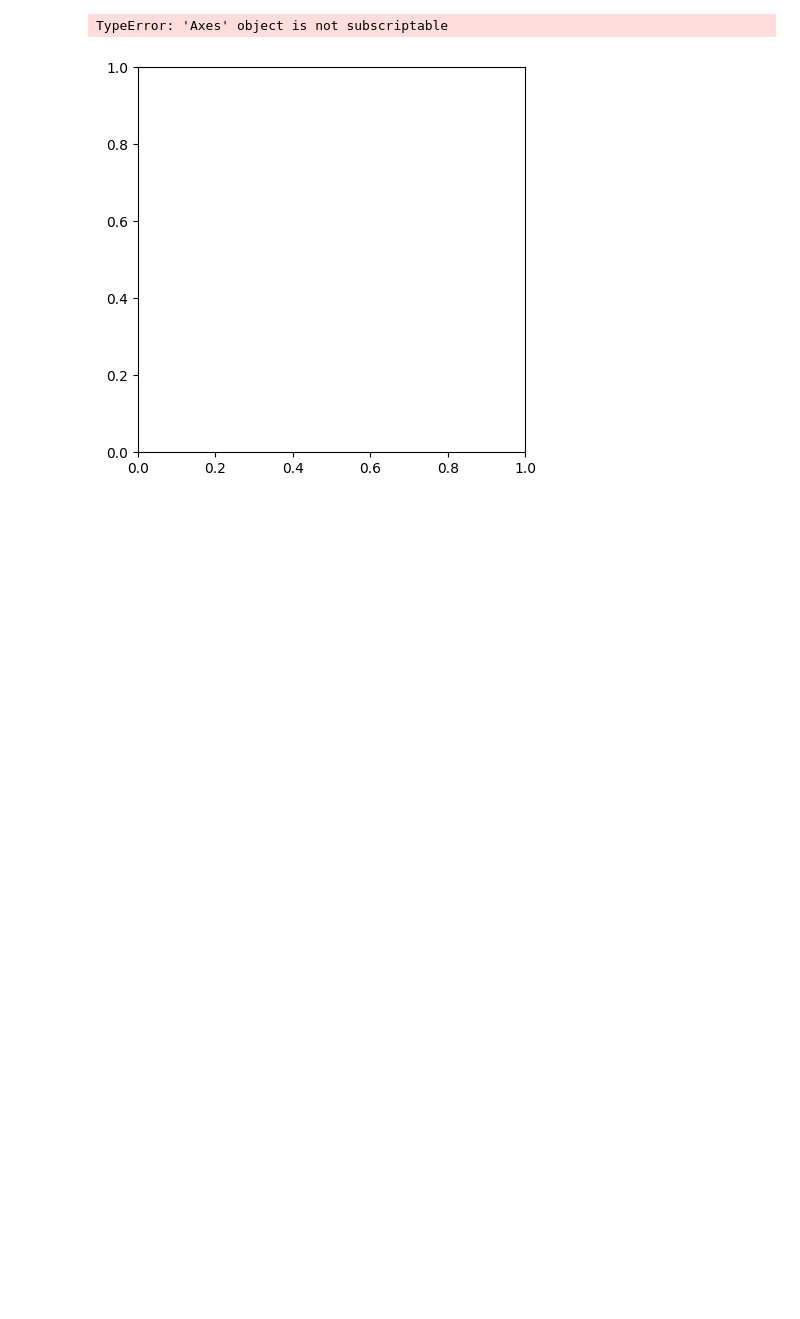
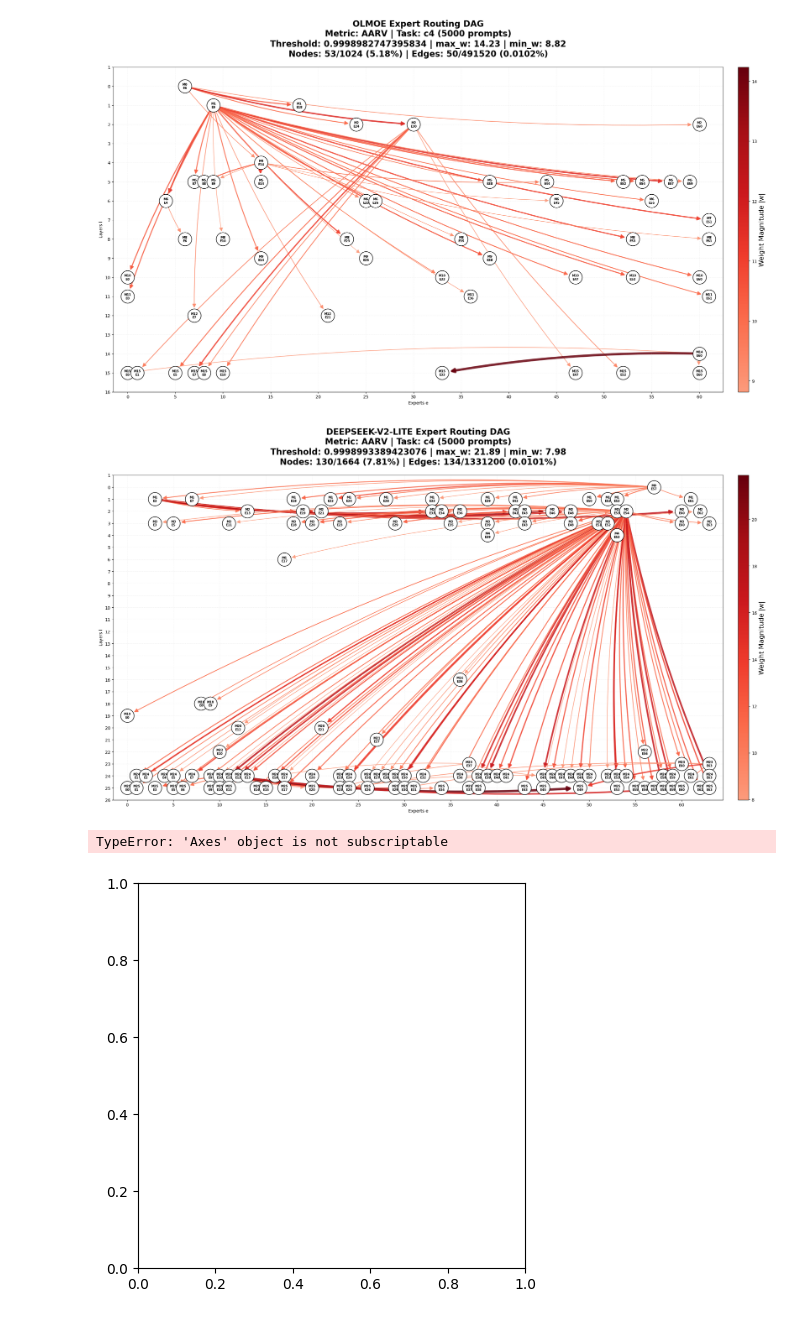
Before and after one commit to Leonard226/MoE_circuits, a Jupyter notebook: experiments/circuits/spectral.ipynb, the cells around one changed output. Cells and saved outputs as stored; diff of their text form; code cells hidden in the pictures; blank space fills up the shorter version.

```diff
--- a/experiments/circuits/spectral.ipynb
+++ b/experiments/circuits/spectral.ipynb
@@ -32,25 +32,28 @@ for m in MODELS:
 # %%
 from experiments.circuits.helper import get_thresholds, thresholding_routing_graph, show_enhanced_layered_graph
 # 'APS', 'ANS', 'AVG', 'VAR', 'AARV', 'ARV', 'P_add', 'P_rem', 'n_tokens_selected', 'top_weight', 'top_prompt', 'top_pos', 'top_token', 'k_top_tokens', 'n_prompts', 'max_tokens', 'model', 'moe_layers', 'dataset'])
 
 # Super-expert-paper double criterion for edge thresholding (per-model, no Q knob):
 #   keep edge iff |W| >= P_99.5(|W|)  AND  |W| >= max(|W|) / 10.
 # "X >= A AND X >= B"  iff  "X >= max(A, B)".
-TARGET = "APS"
+TARGET = "AARV"
 for d in DATASETS:
     for m in MODELS:
         dag = dags[(m, d)]
         W = dag[TARGET]
         L = W.shape[0]
         s_idx = torch.arange(L).view(-1, 1, 1, 1)
         r_idx = torch.arange(L).view(1, 1, -1, 1)
         valid = torch.abs(W[(s_idx < r_idx).expand_as(W)].float())
         valid = valid[valid > 1e-9].cpu().numpy()
-        t = max(float(np.quantile(valid, 0.995)), float(valid.max()) / 10.0)
+        t = max(float(np.quantile(valid, 0.9999)), float(valid.max()) / 10.0)
         # Effective percentile of the threshold (for the plot title only).
         eff_q = float((valid <= t).mean())
         g = thresholding_routing_graph(dag, TARGET, t)
         show_enhanced_layered_graph(g, quantile=eff_q, target=TARGET, model=m, dataset=d, n_prompts=dag["n_prompts"])
+# %% [output]
+[figure, added]
+[figure, added]
 # %%
 # --- Layer-pair mass (LPM) fingerprint with RANK-TRANSFORMED weights ---
 # Cross-architecture scale issue: raw AARV magnitudes are bounded by
```
Also changed, not shown: parts of 2 cells of this notebook.
